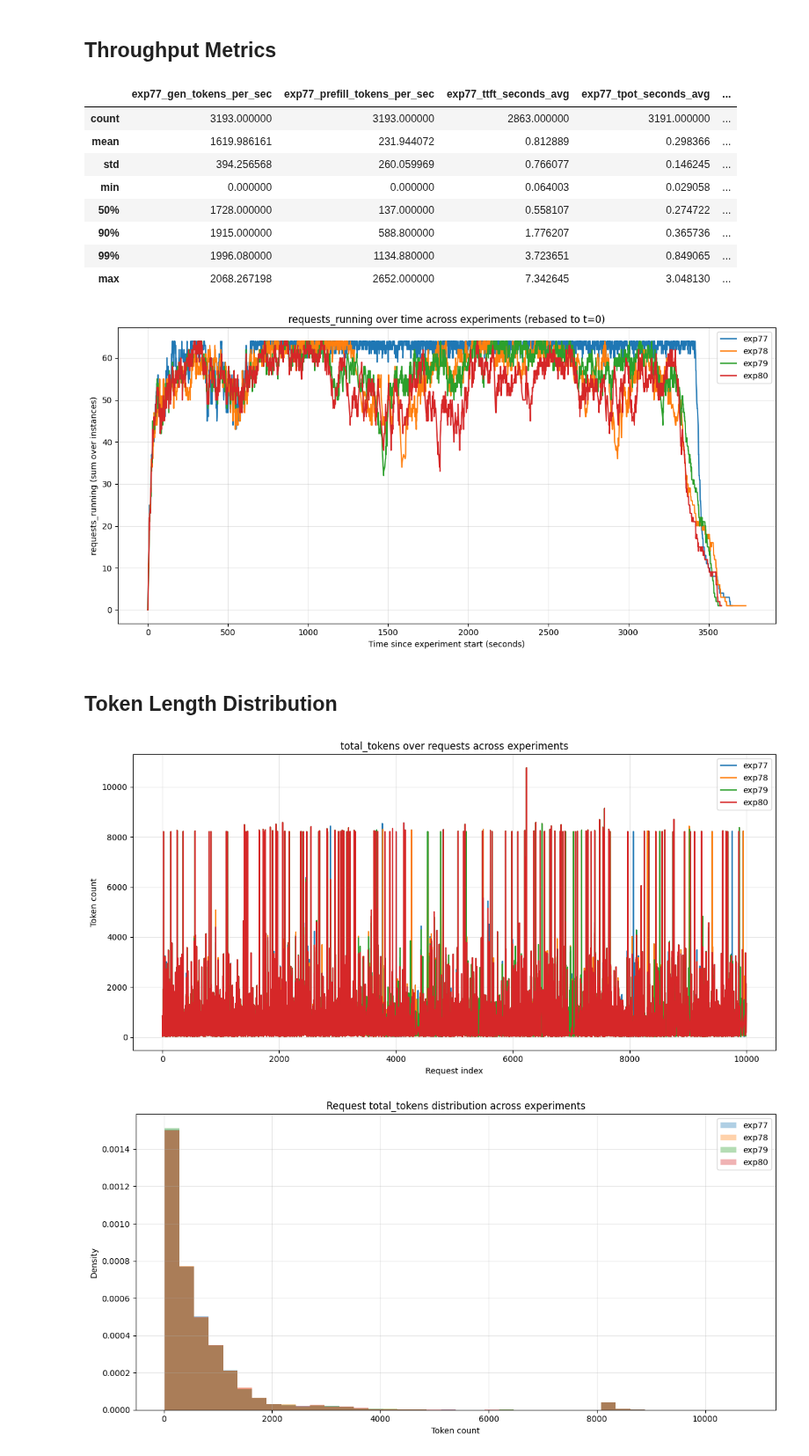
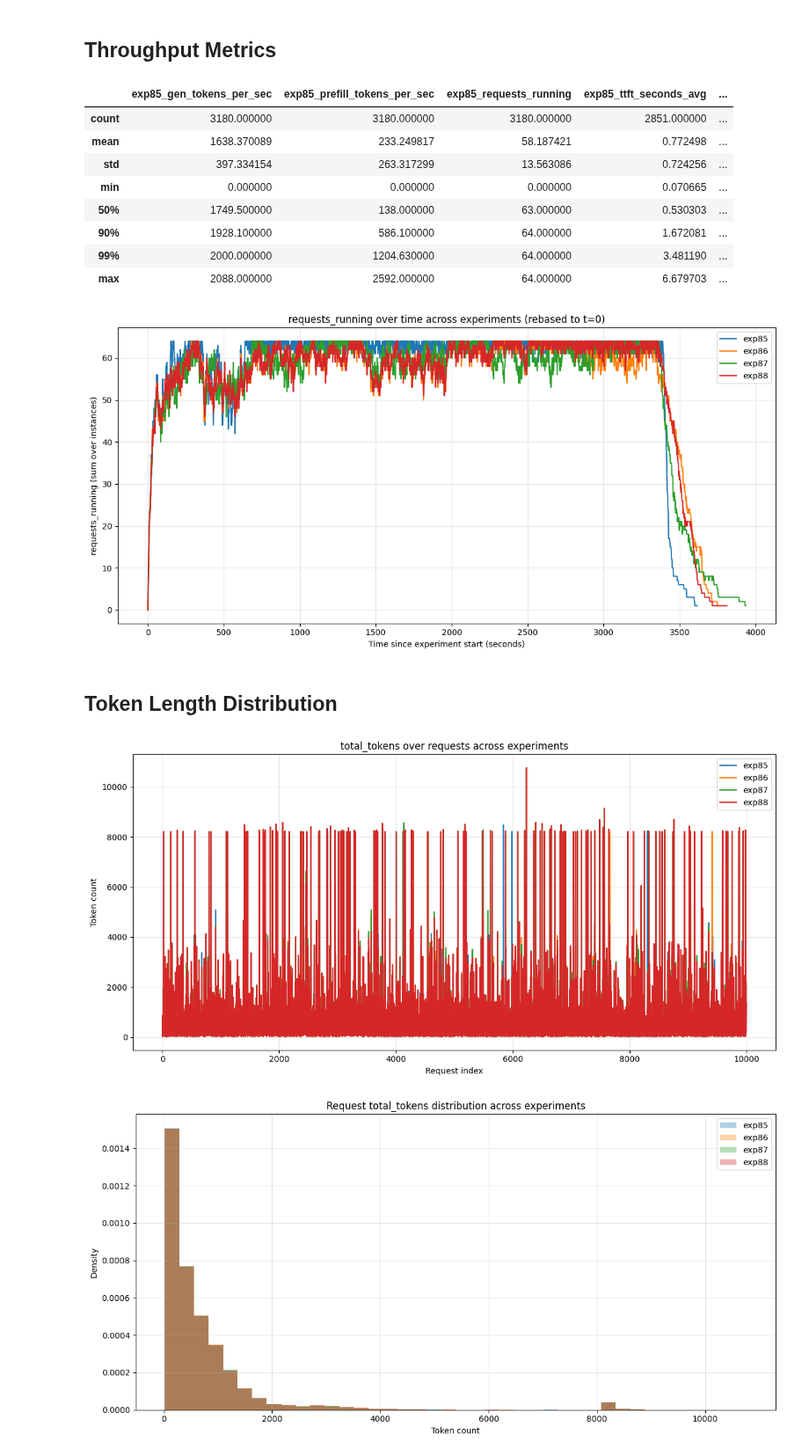
Before and after one commit to immengzi/LLM-LA, a Jupyter notebook: microservice/analysis.ipynb, the cells around one changed output. Shown at 88% size. Saved outputs shown, nothing was run; the diff lists cells and outputs as text; code cells hidden in the pictures.

```diff
--- a/microservice/analysis.ipynb
+++ b/microservice/analysis.ipynb
@@ -63,7 +63,10 @@ import pandas as pd
 # experiments = [65, 66, 67, 68]
 # experiments = [69, 70, 71, 72]
 # experiments = [73, 74, 75, 76]
-experiments = [77, 78, 79, 80]
+# experiments = [77, 78, 79, 80]
+# experiments = [81, 82, 83, 84]
+experiments = [85, 86, 87, 88]
+# experiments = [89, 90, 91, 92]
 # ----------------------------------------------
 
 # Latency columns of interest
@@ -278,7 +342,10 @@ import matplotlib.pyplot as plt
 # experiments = [65, 66, 67, 68]
 # experiments = [69, 70, 71, 72]
 # experiments = [73, 74, 75, 76]
-experiments = [77, 78, 79, 80]
+# experiments = [77, 78, 79, 80]
+# experiments = [81, 82, 83, 84]
+experiments = [85, 86, 87, 88]
+# experiments = [89, 90, 91, 92]
 # ----------------------------
 
 # ---- choose ONE metric (uncomment exactly one) ----
@@ -288,6 +355,7 @@ metric = "end_to_end_s"          # total client → router → server → client
 # metric = "router_to_sidecar_s" # router → sidecar hop
 # metric = "sidecar_queue_s"     # waiting time inside sidecar
 # metric = "vllm_compute_s"      # actual model compute time
+# metric = "router_post_result_s"
 # -----------------------------------------------
 
 plt.figure(figsize=(12, 6))
@@ -342,7 +410,10 @@ import pandas as pd
 # experiments = [65, 66, 67, 68]
 # experiments = [69, 70, 71, 72]
 # experiments = [73, 74, 75, 76]
-experiments = [77, 78, 79, 80]
+# experiments = [77, 78, 79, 80]
+# experiments = [81, 82, 83, 84]
+experiments = [85, 86, 87, 88]
+# experiments = [89, 90, 91, 92]
 # ----------------------------------------------
 
 # Prometheus metric columns of interest
@@ -350,7 +421,7 @@ experiments = [77, 78, 79, 80]
 cols = [
     "gen_tokens_per_sec",
     "prefill_tokens_per_sec",
-    # "requests_running",
+    "requests_running",
     # "requests_waiting",
     # "request_success_per_sec",
     # "request_failure_per_sec",
@@ -410,15 +481,15 @@ comparison = pd.concat(summaries, axis=1)
 
 comparison
 # %% [output]
-|  | exp77_gen_tokens_per_sec | exp77_prefill_tokens_per_sec | exp77_ttft_seconds_avg | exp77_tpot_seconds_avg | ... |
-| count | 3193.000000 | 3193.000000 | 2863.000000 | 3191.000000 | ... |
-| mean | 1619.986161 | 231.944072 | 0.812889 | 0.298366 | ... |
-| std | 394.256568 | 260.059969 | 0.766077 | 0.146245 | ... |
-| min | 0.000000 | 0.000000 | 0.064003 | 0.029058 | ... |
-| 50% | 1728.000000 | 137.000000 | 0.558107 | 0.274722 | ... |
-| 90% | 1915.000000 | 588.800000 | 1.776207 | 0.365736 | ... |
-| 99% | 1996.080000 | 1134.880000 | 3.723651 | 0.849065 | ... |
-| max | 2068.267198 | 2652.000000 | 7.342645 | 3.048130 | ... |
+|  | exp85_gen_tokens_per_sec | exp85_prefill_tokens_per_sec | exp85_requests_running | exp85_ttft_seconds_avg | ... |
+| count | 3180.000000 | 3180.000000 | 3180.000000 | 2851.000000 | ... |
+| mean | 1638.370089 | 233.249817 | 58.187421 | 0.772498 | ... |
+| std | 397.334154 | 263.317299 | 13.563086 | 0.724256 | ... |
+| min | 0.000000 | 0.000000 | 0.000000 | 0.070665 | ... |
+| 50% | 1749.500000 | 138.000000 | 63.000000 | 0.530303 | ... |
+| 90% | 1928.100000 | 586.100000 | 64.000000 | 1.672081 | ... |
+| 99% | 2000.000000 | 1204.630000 | 64.000000 | 3.481190 | ... |
+| max | 2088.000000 | 2592.000000 | 64.000000 | 6.679703 | ... |
 # %%
 from experiment_analysis import load_experiment_prom_samples
 import matplotlib.pyplot as plt
@@ -443,7 +514,10 @@ import matplotlib.pyplot as plt
 # experiments = [65, 66, 67, 68]
 # experiments = [69, 70, 71, 72]
 # experiments = [73, 74, 75, 76]
-experiments = [77, 78, 79, 80]
+# experiments = [77, 78, 79, 80]
+# experiments = [81, 82, 83, 84]
+experiments = [85, 86, 87, 88]
+# experiments = [89, 90, 91, 92]
 
 # ----------------------------
 
@@ -452,8 +526,25 @@ metric = "requests_running"
 # metric = "gen_tokens_per_sec"
 # metric = "prefill_tokens_per_sec"
 # metric = "request_success_per_sec"
+# metric = "request_failure_per_sec"
+# metric = "preemptions_per_sec"
+# metric = "gpu_kv_cache_usage_frac"
+# metric = "cpu_kv_cache_usage_frac"
 # metric = "requests_waiting"
 # metric = "ttft_seconds_avg"
+# metric = "tpot_seconds_avg"
+# metric = "e2e_latency_seconds_avg"
+# metric = "queue_time_seconds_avg"
+# metric = "inference_time_seconds_avg"
+# metric = "prefill_time_seconds_avg"
+# metric = "decode_time_seconds_avg"
+# metric = "request_prompt_tokens_avg"
+# metric = "request_generation_tokens_avg"
+# metric = "request_max_generation_tokens_avg"
+# metric = "spec_tokens_accepted_per_sec"
+# metric = "spec_tokens_draft_per_sec"
+# metric = "spec_tokens_emitted_per_sec"
+
 # -----------------------------------------------
 
 # ---- how to aggregate across instances per timestamp ----
@@ -472,34 +563,34 @@ for exp_id in experiments:
     if metric not in prom.columns:
         print(f"Skipping exp{exp_id}: {metric} not found")
         continue
 
     prom = prom.sort_values("ts").reset_index(drop=True)
 
     # Rebase time: each experiment starts at t=0
     t0 = prom["ts"].min()
     prom["t_rel_s"] = (prom["ts"] - t0).dt.total_seconds()
 
     # Aggregate across instances per tick
     if agg_mode == "sum":
         series = prom.groupby("t_rel_s")[metric].sum(min_count=1)
         y_label = f"{metric} (sum over instances)"
     else:
         series = prom.groupby("t_rel_s")[metric].mean()
         y_label = f"{metric} (mean over instances)"
 
     x = series.index
     y = series.values
 
     plt.plot(x, y, label=f"exp{exp_id}")
 
 plt.xlabel("Time since experiment start (seconds)")
 plt.ylabel(y_label)
 plt.title(f"{metric} over time across experiments (rebased to t=0)")
 plt.legend(loc="upper right")
 plt.grid(True, alpha=0.3)
 plt.tight_layout()
 # %% [output]
-[figure, old version]
+[figure, new version]
 # %% [markdown]
 ## Token Length Distribution
 # %%
@@ -526,7 +617,10 @@ import matplotlib.pyplot as plt
 # experiments = [65, 66, 67, 68]
 # experiments = [69, 70, 71, 72]
 # experiments = [73, 74, 75, 76]
-experiments = [77, 78, 79, 80]
+# experiments = [77, 78, 79, 80]
+# experiments = [81, 82, 83, 84]
+experiments = [85, 86, 87, 88]
+# experiments = [89, 90, 91, 92]
 # ----------------------------
 
 # ---- choose ONE metric (uncomment exactly one) ----
@@ -560,7 +654,7 @@ plt.legend(loc="upper right")
 plt.grid(True, alpha=0.3)
 plt.tight_layout()
 # %% [output]
-[figure, old version]
+[figure, new version]
 # %%
 from experiment_analysis import load_experiment_latencies
 import matplotlib.pyplot as plt
```
Also changed, not shown: parts of 6 cells of this notebook, 11 other files.
